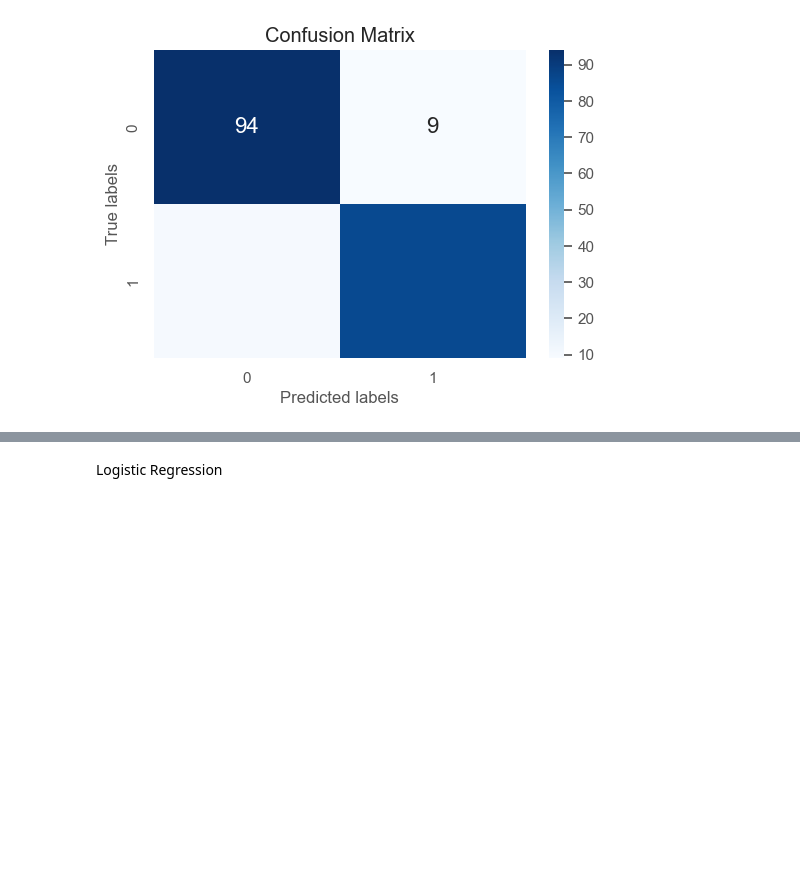
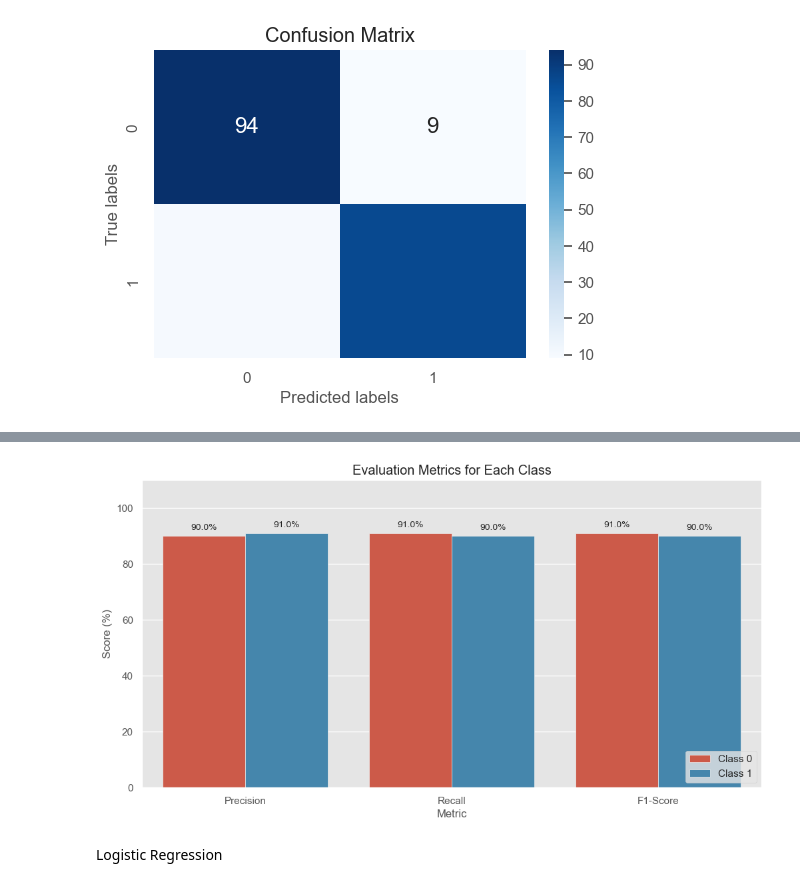
Before and after one commit to aansyawaluddin/DM-ML24-ProjeckTask, a Jupyter notebook: backend/Diabetes_Prediction_Using_ML.ipynb, the cells around one changed output, grey strips where cells are left out. Cells and saved outputs as stored; diff of their text form; code cells hidden in the pictures; blank space fills up the shorter version.

```diff
--- a/backend/Diabetes_Prediction_Using_ML.ipynb
+++ b/backend/Diabetes_Prediction_Using_ML.ipynb
@@ -719,3 +729,38 @@ plt.show()
+# %%
+data = {
+    'Metric': ['Precision', 'Recall', 'F1-Score'],
+    'Class 0': [0.90, 0.91, 0.91],
+    'Class 1': [0.91, 0.90, 0.90]
+}
+
+# Membuat DataFrame
+df = pd.DataFrame(data)
+
+# Mengubah DataFrame menjadi long format untuk seaborn
+df_melt = df.melt(id_vars='Metric', var_name='Class', value_name='Score')
+
+# Mengubah skor ke bentuk persen
+df_melt['Score'] = df_melt['Score'] * 100
+
+# Membuat visualisasi
+plt.figure(figsize=(12, 6))
+bar_plot = sns.barplot(x='Metric', y='Score', hue='Class', data=df_melt)
+
+# Menambahkan teks skor di atas bar
+for p in bar_plot.patches:
+    bar_plot.annotate(format(p.get_height(), '.1f') + '%',
+                      (p.get_x() + p.get_width() / 2., p.get_height()),
+                      ha = 'center', va = 'center',
+                      xytext = (0, 9),
+                      textcoords = 'offset points')
+
+plt.title('Evaluation Metrics for Each Class')
+plt.ylabel('Score (%)')
+plt.ylim(0, 110)  # Menambahkan sedikit ruang di atas untuk teks
+plt.legend(loc='lower right')
+plt.show()
+# %% [output]
+[figure, added]
 # %% [markdown]
 Logistic Regression
 # %%
```
Also changed, not shown: parts of 11 cells of this notebook.
